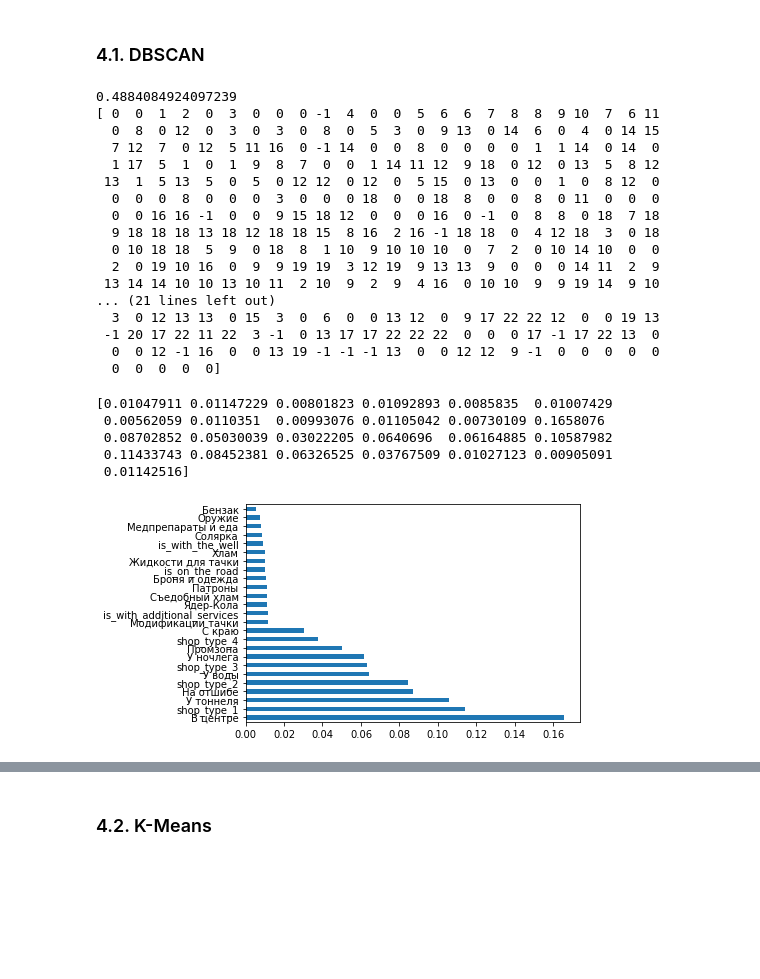
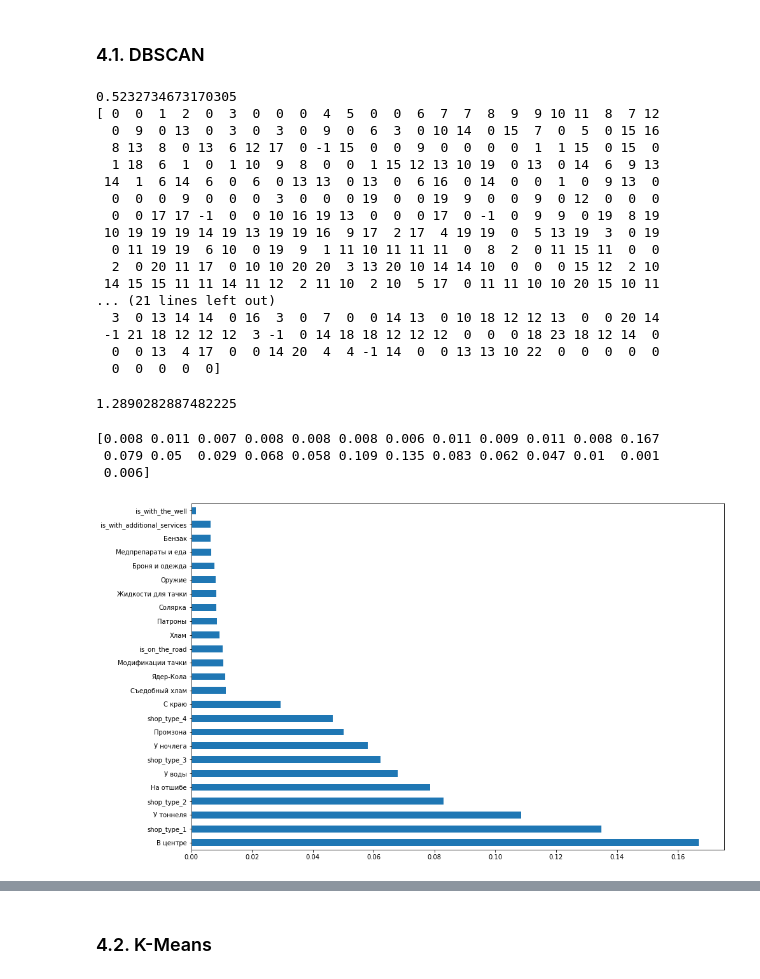
Before and after one commit to anafisa/GPN_2020, a Jupyter notebook: shop_clustering .ipynb, the cells around one changed output, grey strips where cells are left out. Saved outputs shown, nothing was run; the diff lists cells and outputs as text; code cells hidden in the pictures; blank space fills up the shorter version.

```diff
--- a/shop_clustering .ipynb
+++ b/shop_clustering .ipynb
@@ -252,7 +258,9 @@ shops.head(5)
 # %%
 shops = shops.replace('да', 1) # преобразуем категориальные признаки в числовые
 shops = shops.replace('нет', 0) # преобразуем категориальные признаки в числовые
-shops = shops.fillna('1') # заменяем None на медианное значение shop_type
+shops[['is_on_the_road', 'is_with_the_well', 'is_with_additional_services']] = shops[['is_on_the_road', 'is_with_the_well', 'is_with_additional_services']].fillna(0)
+shops['shop_type'] = shops['shop_type'].fillna('1') # заменяем None на медианное значение shop_type
+
 # преобразуем категориальный признак neighborhood с помощью dummy-кодирования в набор бинарных признаков
 (pd.get_dummies(shops["neighborhood"])).head(5)
 # %% [output]
@@ -438,20 +455,20 @@ algo_labels = dbscan.labels_
 print(metrics.silhouette_score(d, algo_labels))
 print(dbscan.labels_)
 # %% [output]
-0.4884084924097239
-[ 0  0  1  2  0  3  0  0  0 -1  4  0  0  5  6  6  7  8  8  9 10  7  6 11
-  0  8  0 12  0  3  0  3  0  8  0  5  3  0  9 13  0 14  6  0  4  0 14 15
-  7 12  7  0 12  5 11 16  0 -1 14  0  0  8  0  0  0  0  1  1 14  0 14  0
-  1 17  5  1  0  1  9  8  7  0  0  1 14 11 12  9 18  0 12  0 13  5  8 12
- 13  1  5 13  5  0  5  0 12 12  0 12  0  5 15  0 13  0  0  1  0  8 12  0
-  0  0  0  8  0  0  0  3  0  0  0 18  0  0 18  8  0  0  8  0 11  0  0  0
-  0  0 16 16 -1  0  0  9 15 18 12  0  0  0 16  0 -1  0  8  8  0 18  7 18
-  9 18 18 18 13 18 12 18 18 15  8 16  2 16 -1 18 18  0  4 12 18  3  0 18
-  0 10 18 18  5  9  0 18  8  1 10  9 10 10 10  0  7  2  0 10 14 10  0  0
-  2  0 19 10 16  0  9  9 19 19  3 12 19  9 13 13  9  0  0  0 14 11  2  9
- 13 14 14 10 10 13 10 11  2 10  9  2  9  4 16  0 10 10  9  9 19 14  9 10
+0.5232734673170305
+[ 0  0  1  2  0  3  0  0  0  4  5  0  0  6  7  7  8  9  9 10 11  8  7 12
+  0  9  0 13  0  3  0  3  0  9  0  6  3  0 10 14  0 15  7  0  5  0 15 16
+  8 13  8  0 13  6 12 17  0 -1 15  0  0  9  0  0  0  0  1  1 15  0 15  0
+  1 18  6  1  0  1 10  9  8  0  0  1 15 12 13 10 19  0 13  0 14  6  9 13
+ 14  1  6 14  6  0  6  0 13 13  0 13  0  6 16  0 14  0  0  1  0  9 13  0
+  0  0  0  9  0  0  0  3  0  0  0 19  0  0 19  9  0  0  9  0 12  0  0  0
+  0  0 17 17 -1  0  0 10 16 19 13  0  0  0 17  0 -1  0  9  9  0 19  8 19
+ 10 19 19 19 14 19 13 19 19 16  9 17  2 17  4 19 19  0  5 13 19  3  0 19
+  0 11 19 19  6 10  0 19  9  1 11 10 11 11 11  0  8  2  0 11 15 11  0  0
+  2  0 20 11 17  0 10 10 20 20  3 13 20 10 14 14 10  0  0  0 15 12  2 10
+ 14 15 15 11 11 14 11 12  2 11 10  2 10  5 17  0 11 11 10 10 20 15 10 11
 ... (21 lines left out)
-  3  0 12 13 13  0 15  3  0  6  0  0 13 12  0  9 17 22 22 12  0  0 19 13
- -1 20 17 22 11 22  3 -1  0 13 17 17 22 22 22  0  0  0 17 -1 17 22 13  0
-  0  0 12 -1 16  0  0 13 19 -1 -1 -1 13  0  0 12 12  9 -1  0  0  0  0  0
+  3  0 13 14 14  0 16  3  0  7  0  0 14 13  0 10 18 12 12 13  0  0 20 14
+ -1 21 18 12 12 12  3 -1  0 14 18 18 12 12 12  0  0  0 18 23 18 12 14  0
+  0  0 13  4 17  0  0 14 20  4  4 -1 14  0  0 13 13 10 22  0  0  0  0  0
   0  0  0  0  0]
@@ -458,30 +477,39 @@ print(dbscan.labels_)
+# %%
+from sklearn import metrics
+from sklearn.metrics import pairwise_distances
+from sklearn import datasets
+metrics.calinski_harabasz_score(x, y)
+from sklearn.metrics import davies_bouldin_score
+
+davies_bouldin_score(x, y)
+# %% [output]
+1.2890282887482225
 # %%
 import pandas as pd
 import numpy as np
 import seaborn as sns
 from sklearn.feature_selection import SelectKBest
 from sklearn.feature_selection import chi2
 from sklearn.ensemble import ExtraTreesClassifier
 import matplotlib.pyplot as plt
 
 # UNIVARIATE SELECTION
 
 # data = pd.read_csv('C:\\Users\\Excel\\Desktop\\Briefcase\\PDFs\\1-ALL PYTHON & R CODE SAMPLES\\Feature Selection - Machine Learning\\train.csv')
 x = df #independent columns
 y = dbscan.labels_    #target column i.e price range
 
 
 model = ExtraTreesClassifier()
 model.fit(x,y)
 print(model.feature_importances_) #use inbuilt class feature_importances of tree based classifiers
 #plot graph of feature importances for better visualization
+fig = plt.figure(figsize=(15,10))
 feat_importances = pd.Series(model.feature_importances_, index=x.columns)
 feat_importances.nlargest(27).plot(kind='barh')
 plt.show()
 # %% [output]
-[0.01047911 0.01147229 0.00801823 0.01092893 0.0085835  0.01007429
- 0.00562059 0.0110351  0.00993076 0.01105042 0.00730109 0.1658076
- 0.08702852 0.05030039 0.03022205 0.0640696  0.06164885 0.10587982
- 0.11433743 0.08452381 0.06326525 0.03767509 0.01027123 0.00905091
- 0.01142516]
+[0.008 0.011 0.007 0.008 0.008 0.008 0.006 0.011 0.009 0.011 0.008 0.167
+ 0.079 0.05  0.029 0.068 0.058 0.109 0.135 0.083 0.062 0.047 0.01  0.001
+ 0.006]
-[figure, old version]
+[figure, new version]
```
Also changed, not shown: parts of 29 cells of this notebook.
